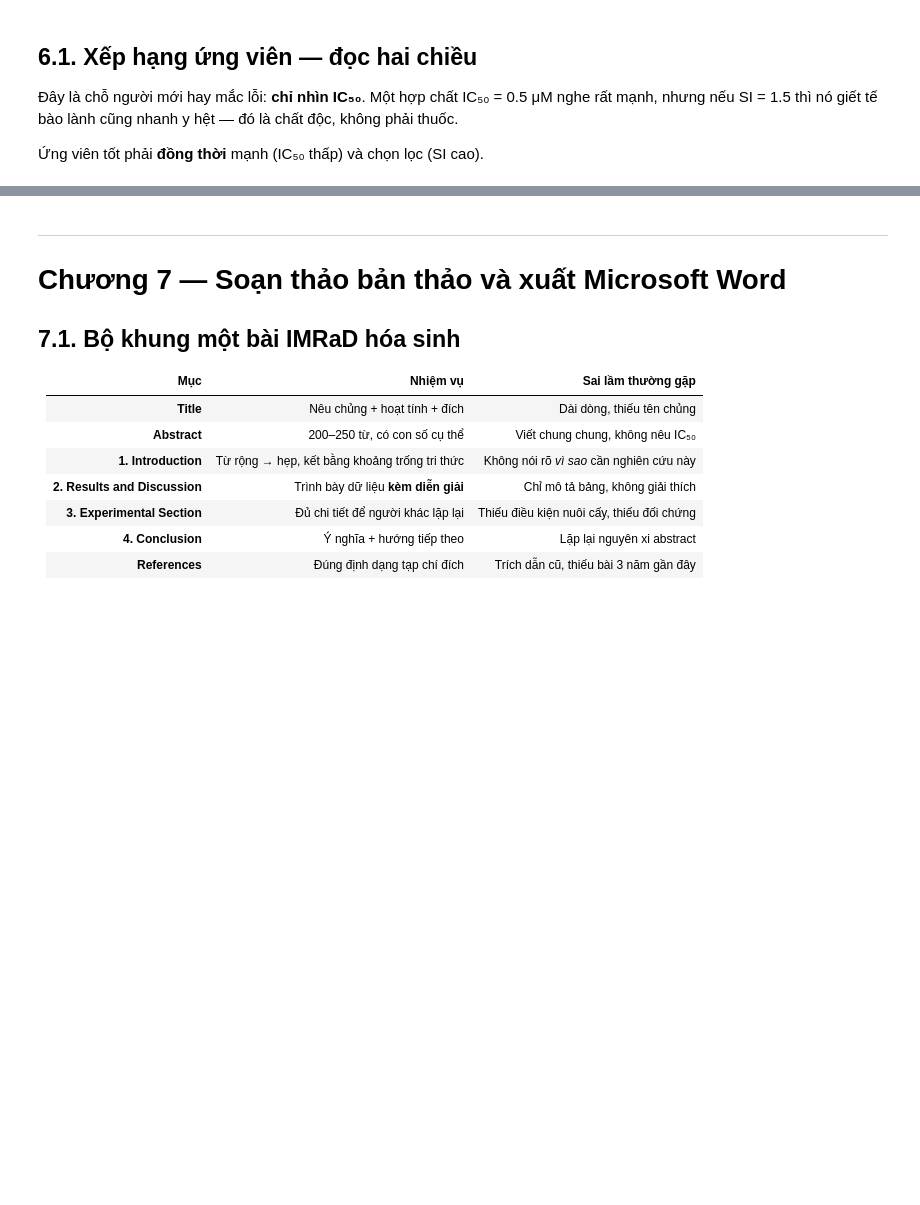
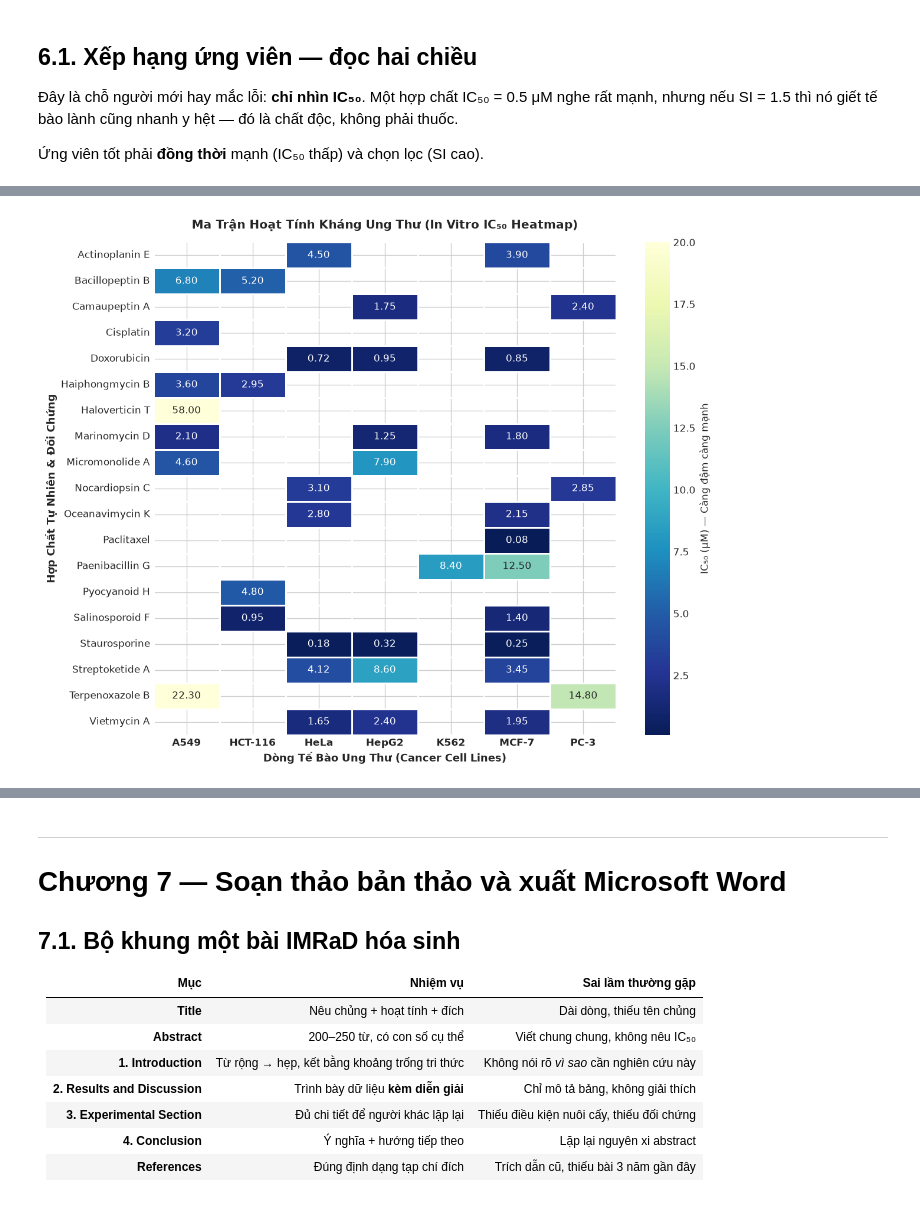
Before and after one commit to colinhuang-ai/fu888lyk_bioresearch, a Jupyter notebook: notebooks/01_anticancer_discovery_pipeline.ipynb, the cells around one changed output, grey strips where cells are left out. Cells and saved outputs as stored; diff of their text form; code cells hidden in the pictures; blank space fills up the shorter version.

```diff
--- a/notebooks/01_anticancer_discovery_pipeline.ipynb
+++ b/notebooks/01_anticancer_discovery_pipeline.ipynb
@@ -559,0 +841,31 @@ else:
+# %%
+if HAS_PANDAS and HAS_PLT and rows:
+    df_lab = pd.DataFrame(rows)
+
+    # Tạo pivot table: Hợp chất x Dòng tế bào
+    pivot_ic50 = df_lab.pivot_table(index='compound_name', columns='cancer_cell_line', values='ic50_uM', aggfunc='mean')
+
+    fig, ax = plt.subplots(figsize=(10, 8))
+    sns.heatmap(
+        pivot_ic50,
+        annot=True,
+        fmt='.2f',
+        cmap='YlGnBu_r',
+        cbar_kws={'label': 'IC₅₀ (µM) — Càng đậm càng mạnh'},
+        linewidths=0.8,
+        linecolor='white',
+        ax=ax,
+        vmin=0.1,
+        vmax=20.0
+    )
+    ax.set_title('Ma Trận Hoạt Tính Kháng Ung Thư (In Vitro IC₅₀ Heatmap)', fontsize=12, fontweight='bold', pad=14)
+    ax.set_xlabel('Dòng Tế Bào Ung Thư (Cancer Cell Lines)', fontweight='bold', fontsize=10.5)
+    ax.set_ylabel('Hợp Chất Tự Nhiên & Đối Chứng', fontweight='bold', fontsize=10.5)
+    plt.xticks(rotation=0, fontweight='bold')
+    plt.yticks(rotation=0)
+    plt.tight_layout()
+    plt.show()
+else:
+    print('Bỏ qua heatmap (thiếu dữ liệu hoặc pandas/matplotlib).')
+# %% [output]
+[figure, added]
```
Also changed, not shown: parts of 29 cells of this notebook, 13 other files.
